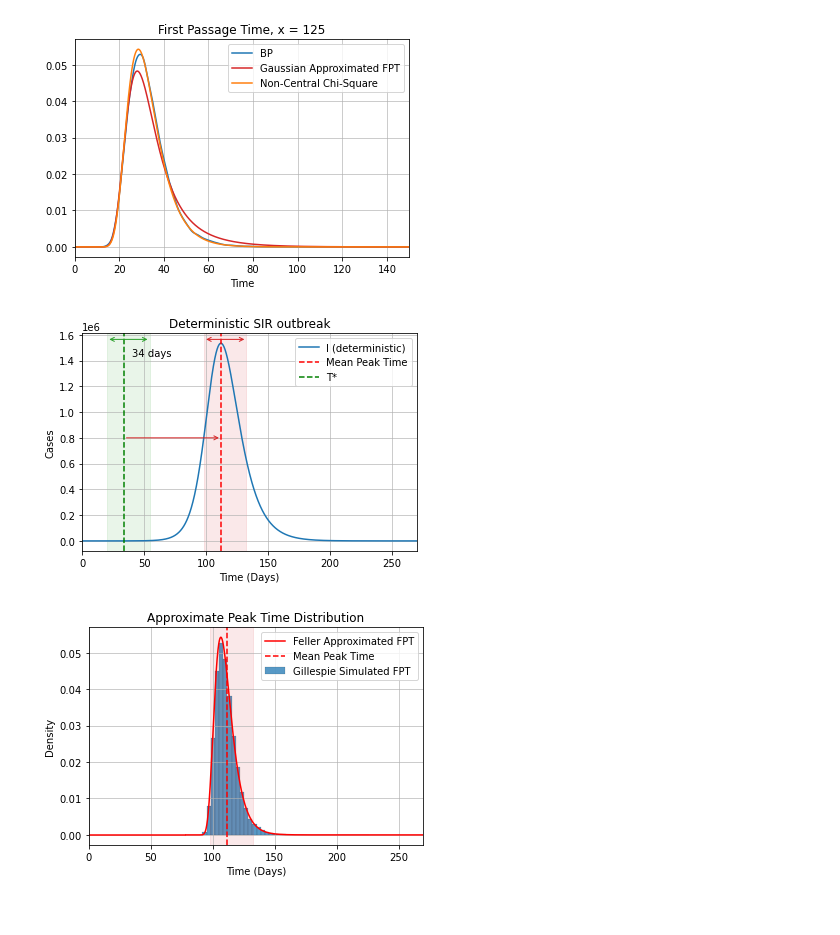
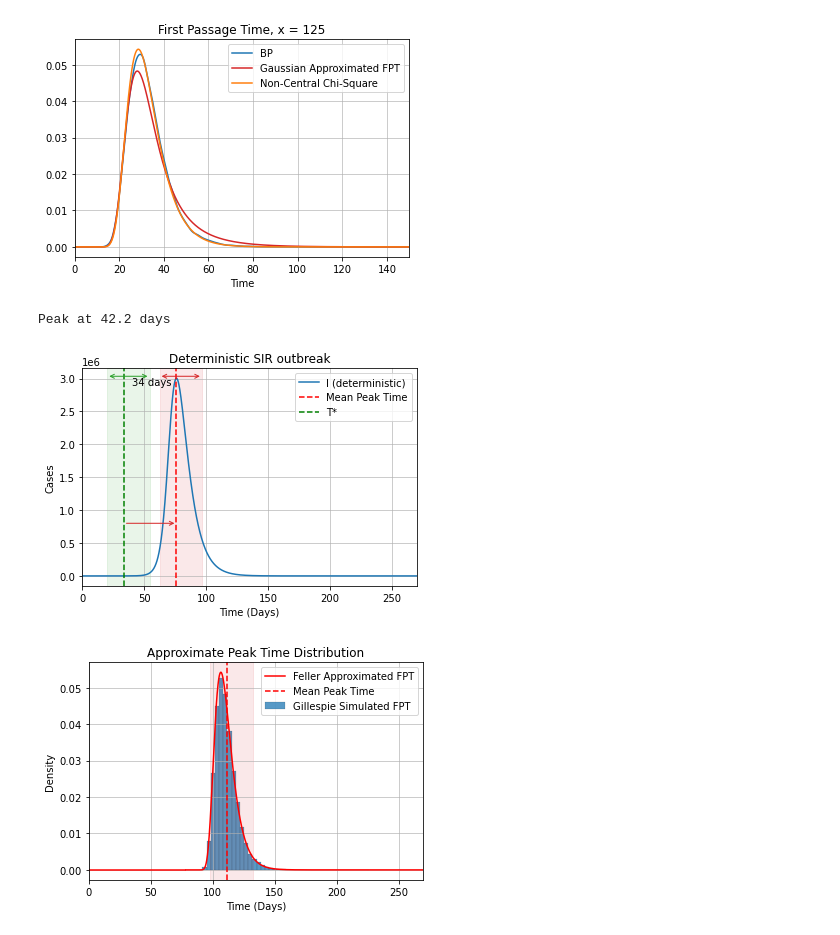
Before and after one commit to JCurran-Sebastian/FirstPassageTime_Branching, a Jupyter notebook: FirstPassageTime_Heterogeneous.ipynb, the cells around one changed output. Cells and saved outputs as stored; diff of their text form; code cells hidden in the pictures.

```diff
--- a/FirstPassageTime_Heterogeneous.ipynb
+++ b/FirstPassageTime_Heterogeneous.ipynb
@@ -346,3 +346,6 @@ stop_times_df2
 100000 rows × 9 columns
 # %%
 stop_times_df2.to_csv("stop_times_df2.csv", index = False)
+# %%
+stop_times_df2 = pd.read_csv("stop_times_df2.csv")
+stop_times_df2
@@ -394,7 +411,7 @@ t_uq = time[uq_idx]
 t_lq = time[lq_idx]
 t_iqr = t_uq - t_lq
 # %%
-N = 1e7
+N = 1e5
 I0 = Imax_feller
 S0 = N-I0
 R0 = 0
@@ -402,7 +419,7 @@ Reff = beta/gamma
 inits = np.array((S0, I0, R0))
 
 # NOTE SET theta TO DISTVAR FROM SIMULATIONS
-theta = 2.
+theta = 1/2.
 def sir_nov(u, t):
     deriv = np.zeros(3)
     deriv[0] = -beta*u[1]*((u[0]/N)**(theta+1.))
@@ -419,9 +436,11 @@ plt.plot(time + t_mean, I_curve, label = "I (deterministic)", color = "tab:blue"
 plt.plot(time[:tstar_idx], mean[:tstar_idx], color = "tab:blue")
 plt.xlim([0, 270])
 peak = np.max(I_curve)
-peak_idx = np.where(I_curve == np.max(I_curve))[0][0]
+peak_idx = np.argmax(I_curve)
+# peak_idx = np.where(I_curve == np.max(I_curve))[0][0]
 peak_time = time[peak_idx]
 arrow_text = str(int(t_iqr)) + ' days'
+
 
 # plt.arrow(t_lq + peak_time, peak+0.1, t_iqr, 0, width = 1, length_includes_head = True, color = 'y')
 above = 0.03 * N/10
@@ -445,5 +464,6 @@ plt.ylabel("Cases")
 
 plt.legend()
 
-plt.savefig("SIR_delay_gp_R=" + str(int(Reff)) + ".pdf")
+# plt.savefig("SIR_delay_gp_R=" + str(int(Reff)) + ".pdf")
+print("Peak at " + str(np.round(t_mean+peak_time, 1)) + " days")
 # %% [output]
@@ -566,40 +597,42 @@ t_lq_chisq = time[lq_idx_chisq]
 t_iqr_chisq = t_uq_chisq - t_lq_chisq
 
 
-sir_curves = sp.integrate.odeint(sir, inits, time)
+sir_curves = sp.integrate.odeint(sir_nov, inits, time)
 I_curve = sir_curves[:, 1]
 plt.plot(time + t_mean, I_curve, label = "I (deterministic)", color = "tab:blue" )
 plt.plot(time[:tstar_idx], mean[:tstar_idx], color = "tab:blue")
 plt.xlim([0, 270])
 peak = np.max(I_curve)
 peak_idx = np.where(I_curve == np.max(I_curve))[0][0]
 peak_time = time[peak_idx]
 arrow_text = str(int(t_iqr_chisq)) + ' days'
 
 # plt.arrow(t_lq + peak_time, peak+0.1, t_iqr, 0, width = 1, length_includes_head = True, color = 'y')
 above = 0.03 * N/10
 plt.annotate(text='', xy=(t_lq_chisq + peak_time,peak+above), xytext=(t_uq_chisq+peak_time,peak+above), arrowprops=dict(color = 'tab:red', arrowstyle='<->'))
 plt.annotate(text='', xy=(t_lq_chisq,peak+above), xytext=(t_uq_chisq,peak+above), arrowprops=dict(color = 'tab:green', arrowstyle='<->'))
 plt.text(40, peak - N/100, arrow_text)
 
 plt.axvspan(t_lq_chisq + peak_time, t_uq_chisq+peak_time, alpha=0.1, color='tab:red')
 plt.axvspan(t_lq_chisq, t_uq_chisq, alpha=0.1, color='tab:green')
 
 plt.axvline(t_mean + peak_time, linestyle = '--', color = 'red', label = "Mean Peak Time")
 plt.axvline(t_mean, linestyle = '--', color = 'green', label = "T*")
 plt.annotate(text='', xy=(t_iqr_chisq, 0.8 * N/10), xytext=(t_mean+peak_time, 0.8 * N/10), arrowprops=dict(color = 'tab:red', arrowstyle='<-', linestyle = "-"))
 
 
 
 plt.title("Deterministic SIR outbreak")
 plt.grid(alpha = 0.8)
 plt.xlabel("Time (Days)")
 plt.ylabel("Cases")
 
 plt.legend()
-plt.savefig("SIR_delay_chisq_R=" + str(int(Reff)) + ".pdf")
+plt.savefig("SIR_delay_chisq_R=" + str(int(Reff)) + "_Novozhilov.pdf")
+print("Peak at " + str(np.round(t_mean + peak_time, 1)) + " days")
 # %% [output]
+Peak at 42.2 days
-[figure, old version]
+[figure, new version]
 # %%
 plt.plot(time +peak_time, pdf_chisq, color = 'r', label = "Feller Approximated FPT")
 sns.histplot(stop_times_df2[cols[st_idx]]+ peak_time, stat = 'density', bins = 40, label = "Gillespie Simulated FPT")
```
Also changed, not shown: parts of 6 cells of this notebook, 7 other files.
